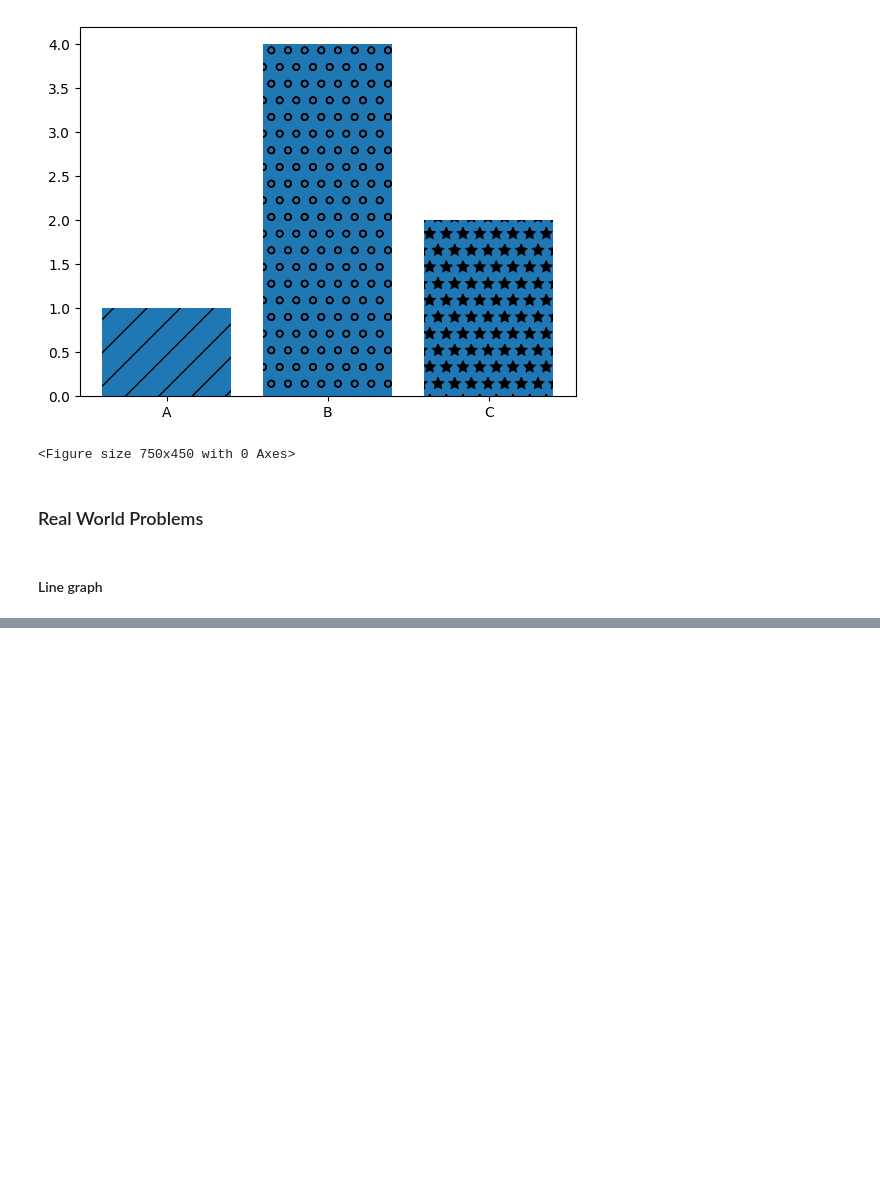
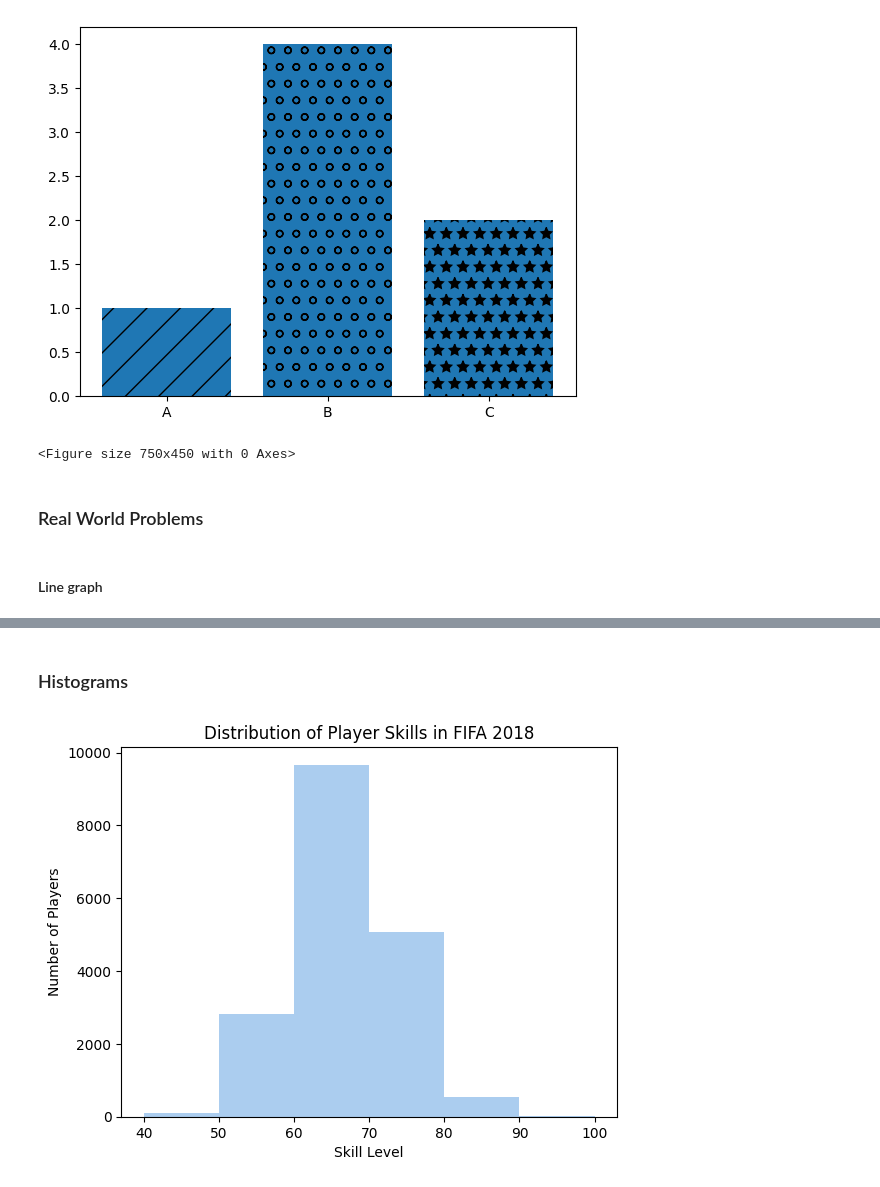
Before and after one commit to J3SSY-ANDU/Food-Delivery-Data-Analysis, a Jupyter notebook: notebooks/matplotlib_tutorial.ipynb, the cells around one changed output, grey strips where cells are left out. Cells and saved outputs as stored; diff of their text form; code cells hidden in the pictures; blank space fills up the shorter version.

```diff
--- a/notebooks/matplotlib_tutorial.ipynb
+++ b/notebooks/matplotlib_tutorial.ipynb
@@ -108,0 +127,4 @@ plt.show() # show the graph
+# %%
+fifa = pd.read_csv('../data/test/fifa_data.csv') # read the CSV file
+
+fifa.head()
@@ -108,0 +139,17 @@ plt.show() # show the graph
+# %% [markdown]
+### Histograms
+# %%
+bins = [40, 50, 60, 70, 80, 90, 100] # create bins for the histogram
+
+plt.hist(fifa.Overall, bins=bins, color='#abcdef') # create a histogram of the Overall column
+
+plt.xticks(bins) # change x-axis ticks to show the bins
+
+plt.ylabel('Number of Players') # add y-axis label
+plt.xlabel('Skill Level') # add x-axis label
+
+plt.title('Distribution of Player Skills in FIFA 2018') # add a title
+
+plt.show() # show the graph
+# %% [output]
+[figure, added]
```
Also changed, not shown: parts of 4 cells of this notebook, 2 other files.
